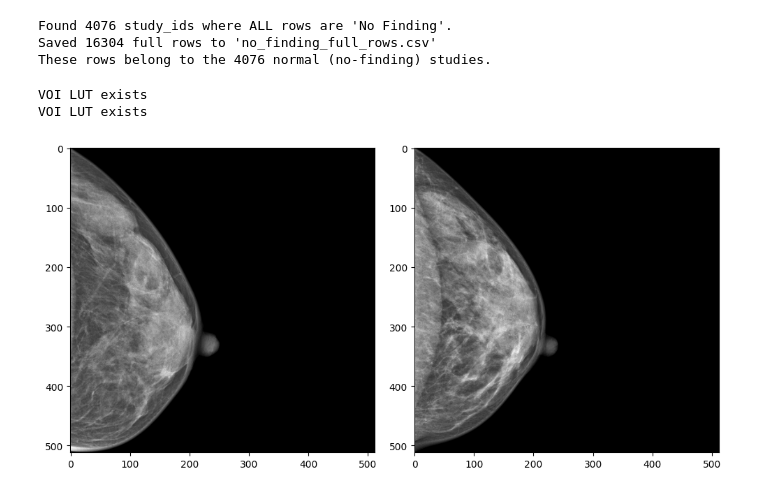
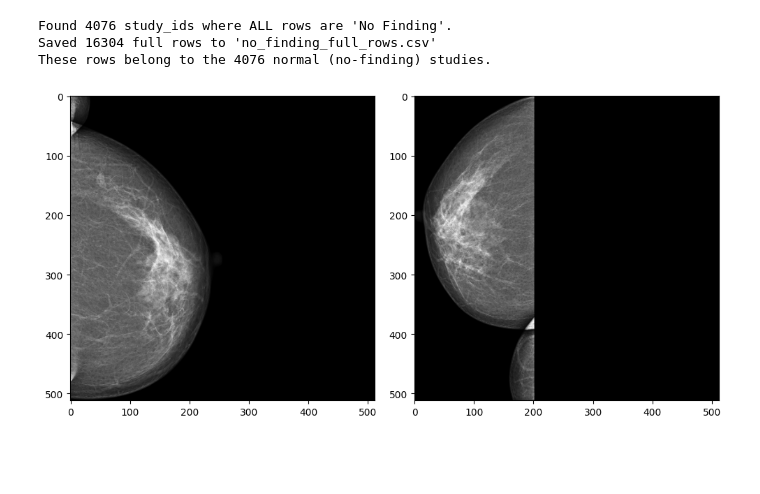
Before and after one commit to valerybr/mg-detect, a Jupyter notebook: notebooks/vindr_ds.ipynb, the cells around one changed output. Cells and saved outputs as stored; diff of their text form; code cells hidden in the pictures; blank space fills up the shorter version.

```diff
--- a/notebooks/vindr_ds.ipynb
+++ b/notebooks/vindr_ds.ipynb
@@ -119,16 +119,14 @@ def load_mammogram(path: str, size: int = 512, flip: bool = False) -> np.ndarray
 # %%
 import matplotlib.pyplot as plt
 
-img_l = load_mammogram('/mnt/c/research/datasets/vindr-full/data/images/0025a5dc99fd5c742026f0b2b030d3e9/451562831387e2822923204cf8f0873e.dcm')
-img_r = load_mammogram('/mnt/c/research/datasets/vindr-full/data/images/0025a5dc99fd5c742026f0b2b030d3e9/fcf12c2803ba8dc564bf1287c0c97d9a.dcm',flip=True)
+img_l = load_mammogram('../data/vindr/test/004426a40da27ef22a866538b772ac44/78b8a2f4b10790d6b2a11e081eaf209a.dcm')
+img_r = load_mammogram('../data/vindr/test/004426a40da27ef22a866538b772ac44/7197f7e6f5ca3b9821d0460dcdc975d3.dcm',flip=False)
 
 fig, axs = plt.subplots(1, 2, figsize=(10, 5))
 axs[0].imshow(img_l, cmap='gray')
 axs[1].imshow(img_r, cmap='gray')
 
 plt.tight_layout()
 plt.show()
 # %% [output]
-VOI LUT exists
-VOI LUT exists
-[figure, old version]
+[figure, new version]
```
Also changed, not shown: parts of 3 cells of this notebook, 2 other files.
